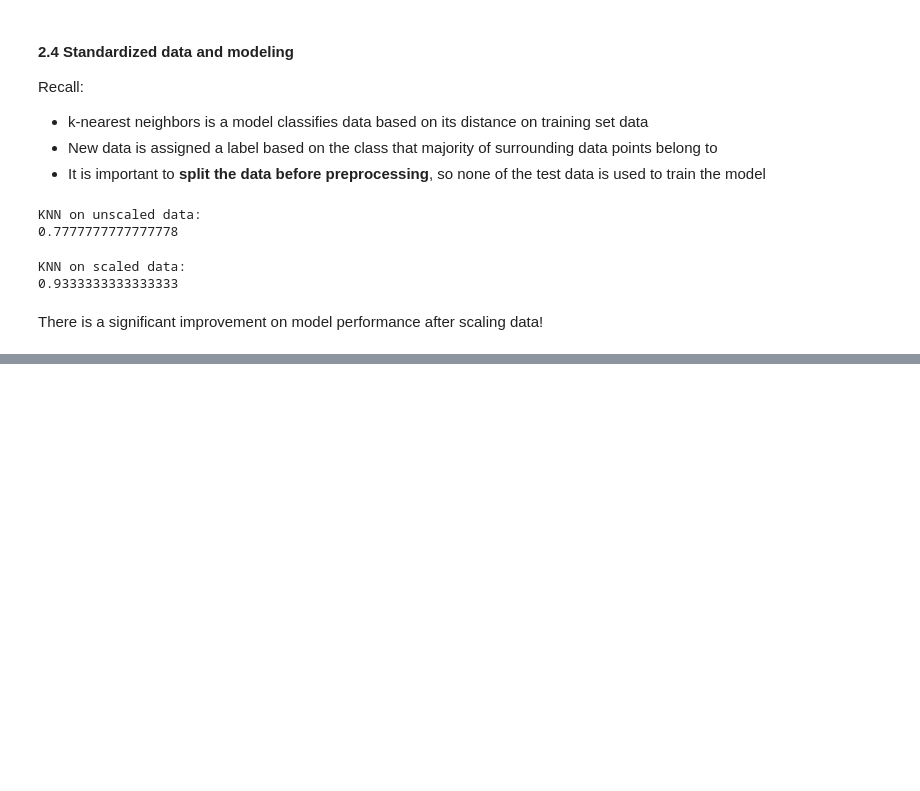
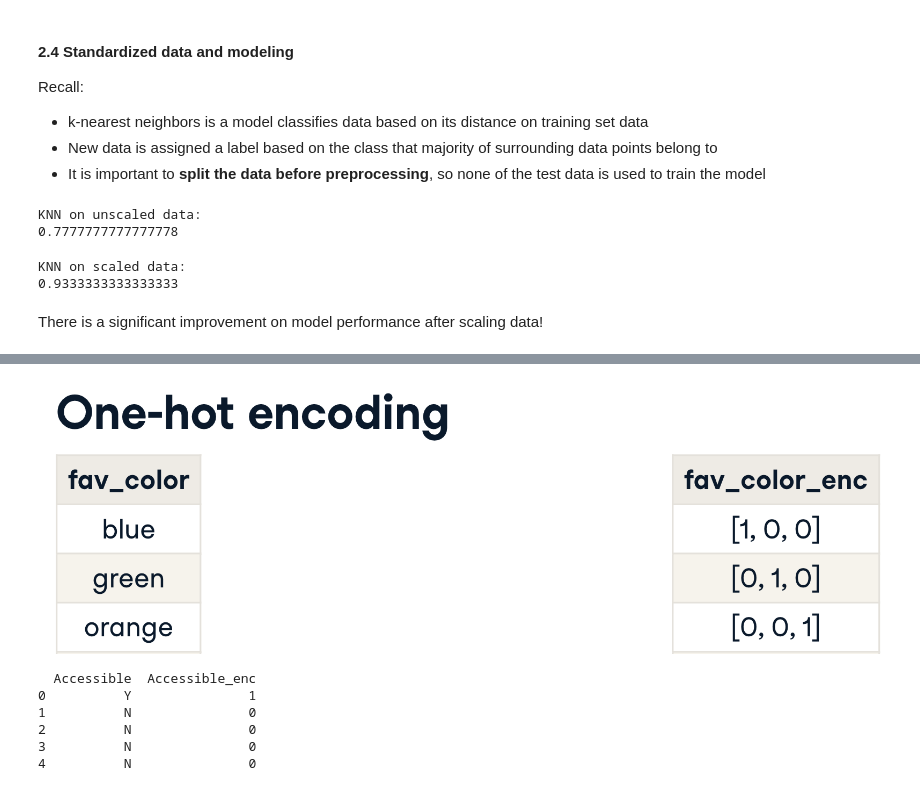
Before and after one commit to GuoweiYang19891101/datacamp_machine_learning_scientist_python, a Jupyter notebook: 8_preprocessing.ipynb, the cells around one changed output, grey strips where cells are left out. Cells and saved outputs as stored; diff of their text form; code cells hidden in the pictures; blank space fills up the shorter version.

```diff
--- a/8_preprocessing.ipynb
+++ b/8_preprocessing.ipynb
@@ -381,0 +424,27 @@ There is a significant improvement on model performance after scaling data!
+# %%
+# display image
+from IPython import display
+display.Image('Images/8_one_hot_encoding.PNG')
+# %% [output]
+[figure, added]
+# %%
+# encoding categorical variables - binary
+import pandas as pd
+from sklearn.preprocessing import LabelEncoder
+
+# get dataset
+hiking = pd.read_json('8_datasets/hiking.json')
+
+# encode column 'Accessible'
+enc = LabelEncoder()
+hiking['Accessible_enc'] = enc.fit_transform(hiking['Accessible'])
+
+# compare two columns
+print(hiking[['Accessible', 'Accessible_enc']].head())
+# %% [output]
+  Accessible  Accessible_enc
+0          Y               1
+1          N               0
+2          N               0
+3          N               0
+4          N               0
```
Also changed, not shown: parts of 11 cells of this notebook, 4 other files.
